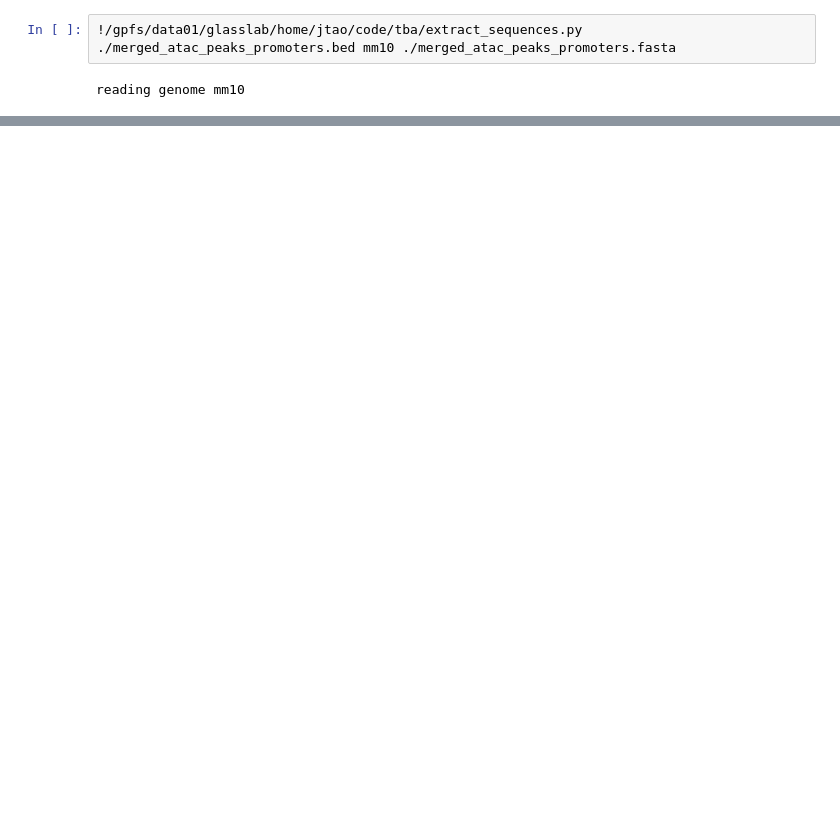
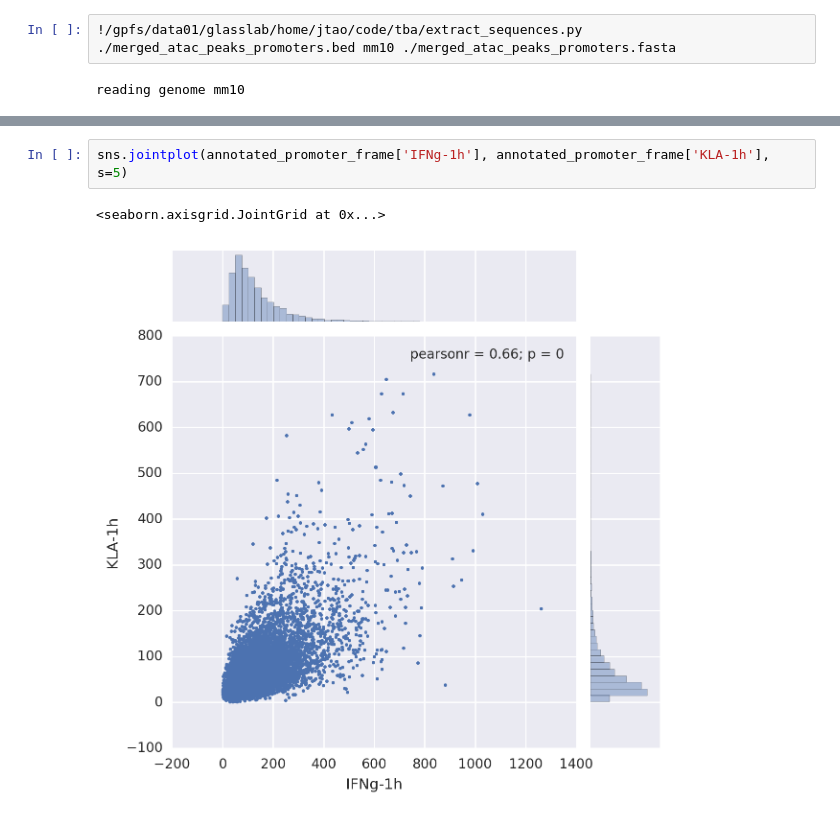
Before and after one commit to jenhantao/ipython-notebooks, a Jupyter notebook: Signals Analysis.ipynb, the cells around one changed output, grey strips where cells are left out. Saved outputs shown, nothing was run; the diff lists cells and outputs as text; blank space fills up the shorter version.

```diff
--- a/Signals Analysis.ipynb
+++ b/Signals Analysis.ipynb
@@ -137,0 +359,5 @@ total time 626.3845410346985
+# %%
+sns.jointplot(annotated_promoter_frame['IFNg-1h'], annotated_promoter_frame['KLA-1h'], s=5)
+# %% [output]
+<seaborn.axisgrid.JointGrid at 0x...>
+[figure, added]
```
Also changed, not shown: parts of 36 cells of this notebook.
